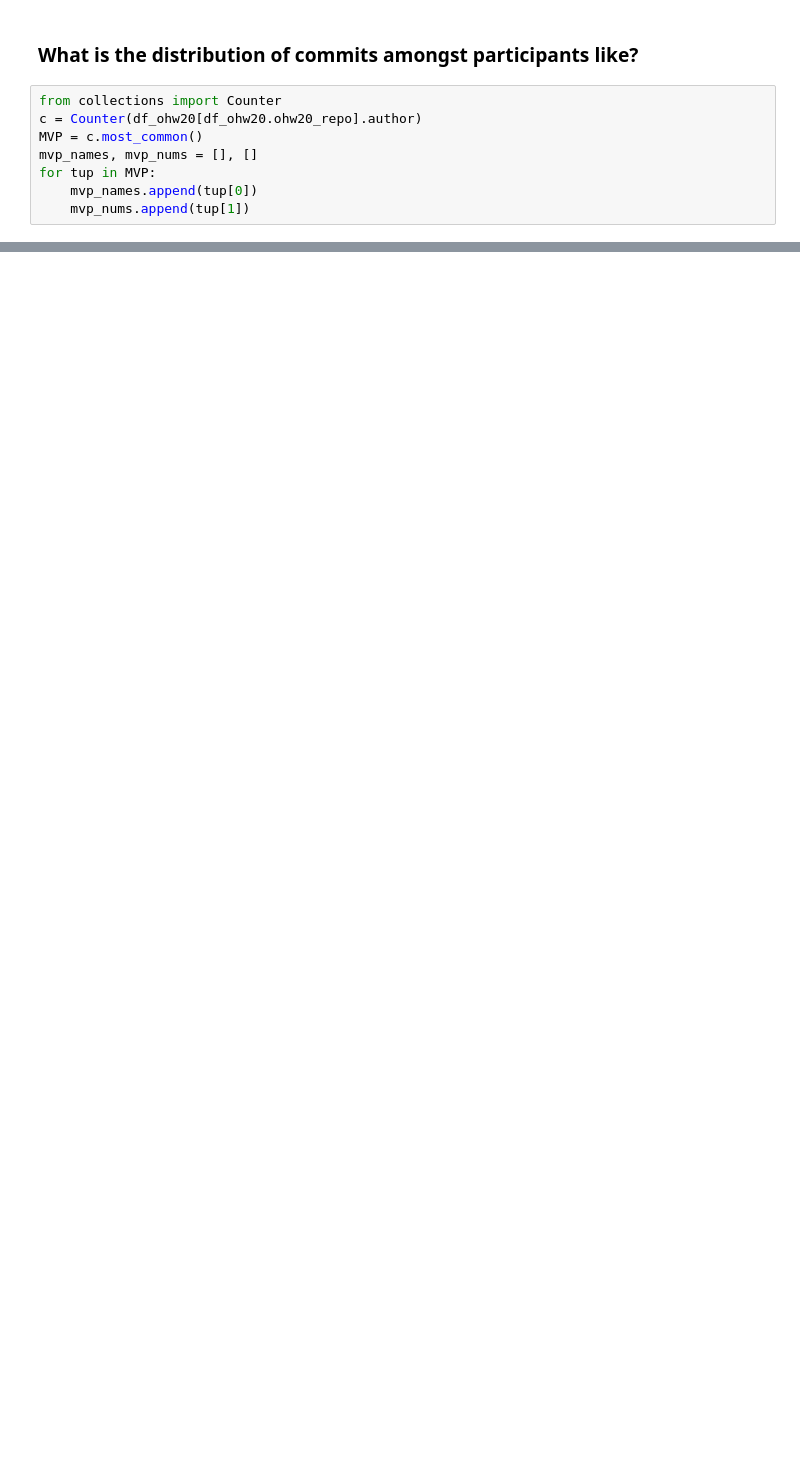
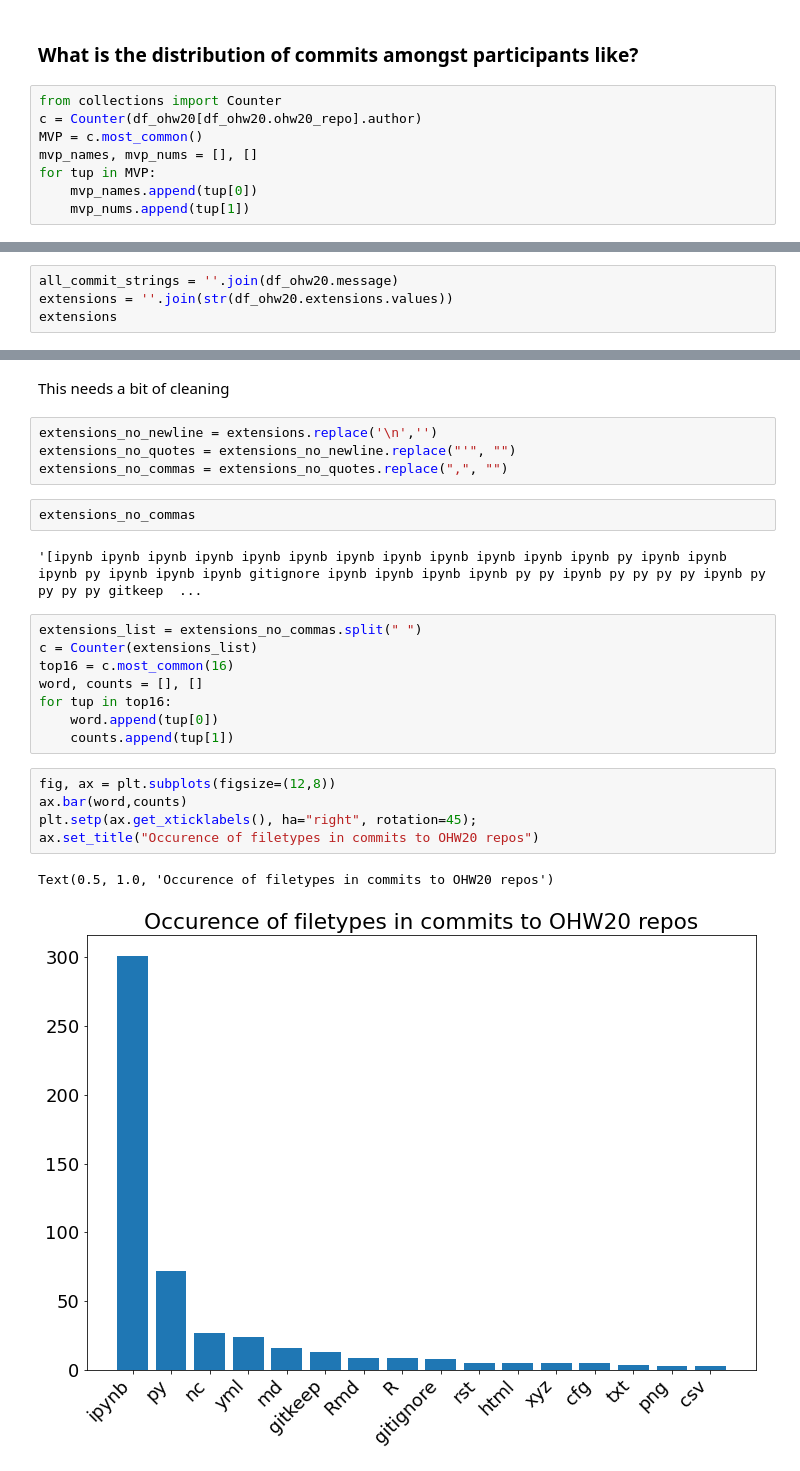
Before and after one commit to callumrollo/github-scraper, a Jupyter notebook: ohw_analysis.ipynb, the cells around one changed output, grey strips where cells are left out. Saved outputs shown, nothing was run; the diff lists cells and outputs as text; blank space fills up the shorter version.

Commit message:
visualisation of extnesions and commit messages

```diff
--- a/ohw_analysis.ipynb
+++ b/ohw_analysis.ipynb
@@ -105,0 +115,4 @@ ax.set(xticks=[], ylabel='Number of commits per participant');
+# %%
+all_commit_strings = ''.join(df_ohw20.message)
+extensions = ''.join(str(df_ohw20.extensions.values))
+extensions
@@ -105,0 +121,26 @@ ax.set(xticks=[], ylabel='Number of commits per participant');
+# %% [markdown]
+This needs a bit of cleaning
+# %%
+extensions_no_newline = extensions.replace('\n','')
+extensions_no_quotes = extensions_no_newline.replace("'", "")
+extensions_no_commas = extensions_no_quotes.replace(",", "")
+# %%
+extensions_no_commas
+# %% [output]
+'[ipynb ipynb ipynb ipynb ipynb ipynb ipynb ipynb ipynb ipynb ipynb ipynb py ipynb ipynb ipynb py ipynb ipynb ipynb gitignore ipynb ipynb ipynb ipynb py py ipynb py py py py ipynb py py py py gitkeep  ...
+# %%
+extensions_list = extensions_no_commas.split(" ")
+c = Counter(extensions_list)
+top16 = c.most_common(16)
+word, counts = [], []
+for tup in top16:
+    word.append(tup[0])
+    counts.append(tup[1])
+# %%
+fig, ax = plt.subplots(figsize=(12,8))
+ax.bar(word,counts)
+plt.setp(ax.get_xticklabels(), ha="right", rotation=45);
+ax.set_title("Occurence of filetypes in commits to OHW20 repos")
+# %% [output]
+Text(0.5, 1.0, 'Occurence of filetypes in commits to OHW20 repos')
+[figure, added]
```
Also changed, not shown: parts of 14 cells of this notebook, 1 other file.
